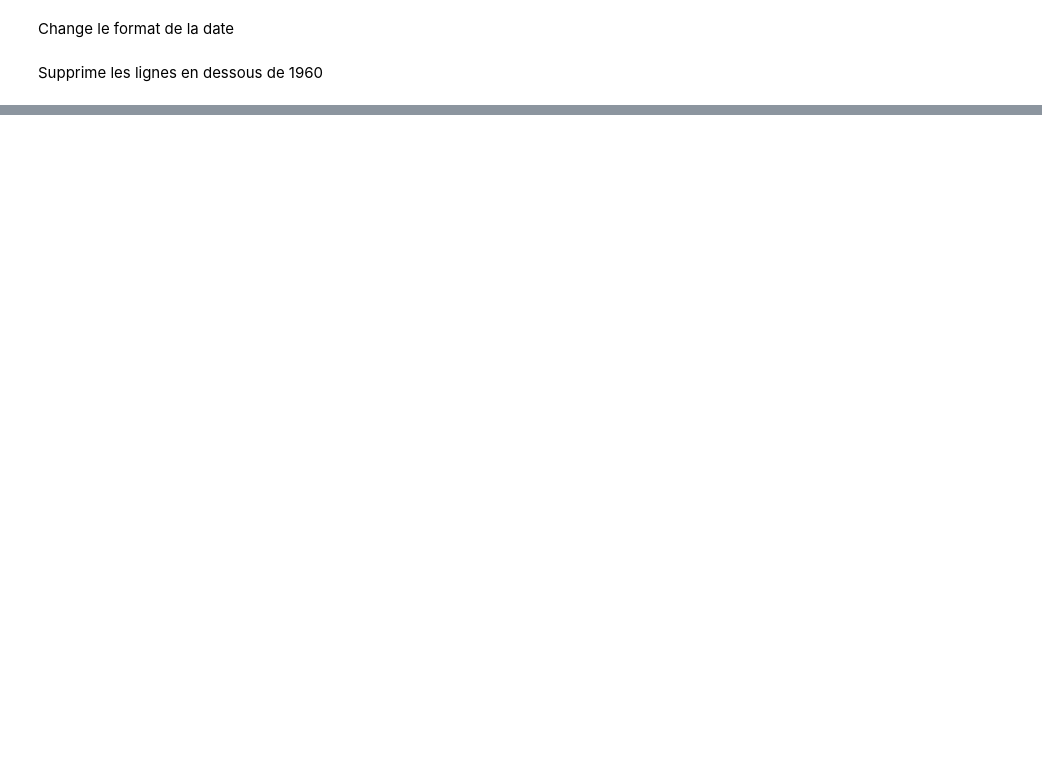
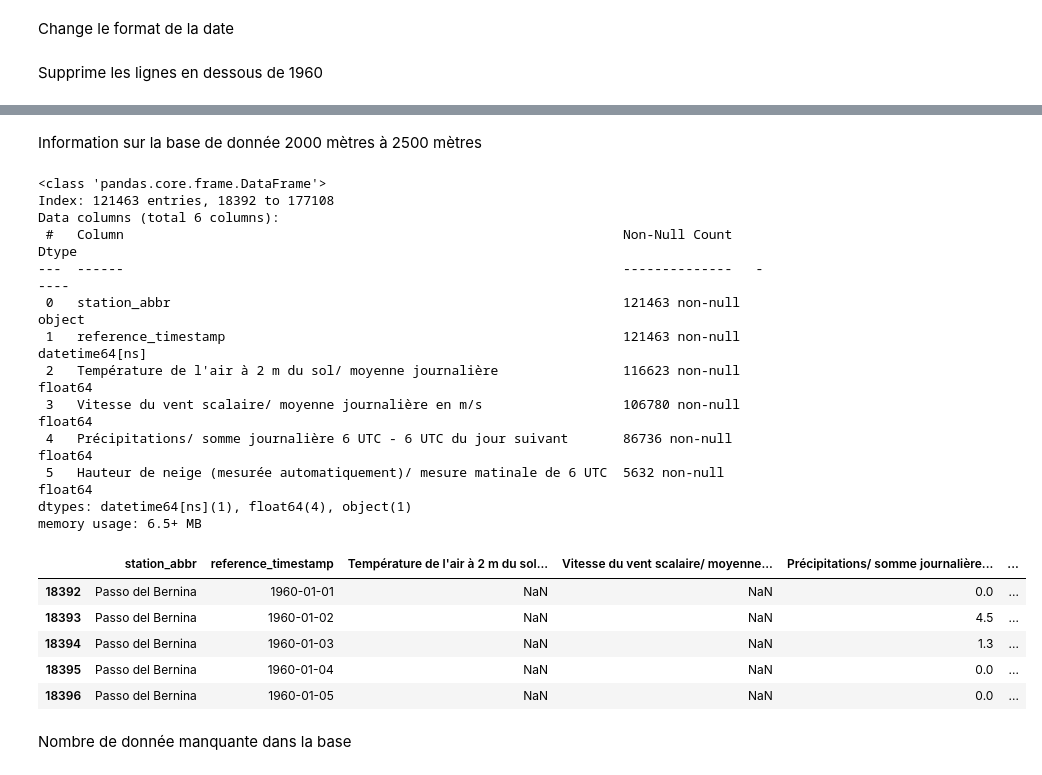
Before and after one commit to Inertie78/StatisticalWeather, a Jupyter notebook: statisticalWeather.ipynb, the cells around one changed output, grey strips where cells are left out. Cells and saved outputs as stored; diff of their text form; code cells hidden in the pictures; blank space fills up the shorter version.

```diff
--- a/statisticalWeather.ipynb
+++ b/statisticalWeather.ipynb
@@ -291,0 +242,27 @@ plt.show()
+# %% [markdown]
+Information sur la base de donnée 2000 mètres à 2500 mètres
+# %%
+dataWeather_2000_2500_name.info()
+dataWeather_2000_2500_name.head()
+# %% [output]
+<class 'pandas.core.frame.DataFrame'>
+Index: 121463 entries, 18392 to 177108
+Data columns (total 6 columns):
+ #   Column                                                                Non-Null Count   Dtype
+---  ------                                                                --------------   -----
+ 0   station_abbr                                                          121463 non-null  object
+ 1   reference_timestamp                                                   121463 non-null  datetime64[ns]
+ 2   Température de l'air à 2 m du sol/ moyenne journalière                116623 non-null  float64
+ 3   Vitesse du vent scalaire/ moyenne journalière en m/s                  106780 non-null  float64
+ 4   Précipitations/ somme journalière 6 UTC - 6 UTC du jour suivant       86736 non-null   float64
+ 5   Hauteur de neige (mesurée automatiquement)/ mesure matinale de 6 UTC  5632 non-null    float64
+dtypes: datetime64[ns](1), float64(4), object(1)
+memory usage: 6.5+ MB
+|  | station_abbr | reference_timestamp | Température de l'air à 2 m du sol... | Vitesse du vent scalaire/ moyenne... | Précipitations/ somme journalière... | ... |
+| 18392 | Passo del Bernina | 1960-01-01 | NaN | NaN | 0.0 | ... |
+| 18393 | Passo del Bernina | 1960-01-02 | NaN | NaN | 4.5 | ... |
+| 18394 | Passo del Bernina | 1960-01-03 | NaN | NaN | 1.3 | ... |
+| 18395 | Passo del Bernina | 1960-01-04 | NaN | NaN | 0.0 | ... |
+| 18396 | Passo del Bernina | 1960-01-05 | NaN | NaN | 0.0 | ... |
+# %% [markdown]
+Nombre de donnée manquante dans la base
```
Also changed, not shown: parts of 55 cells of this notebook, 2 other files.
